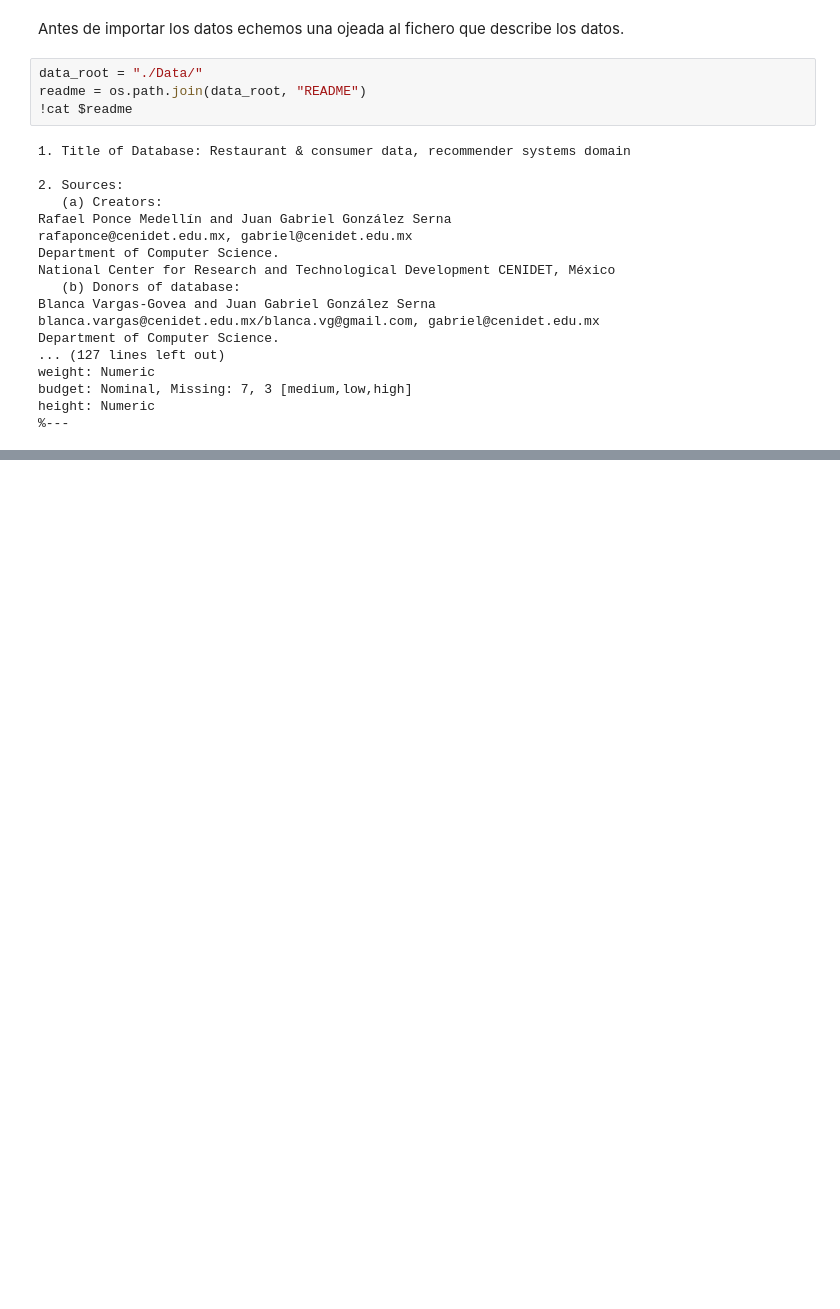
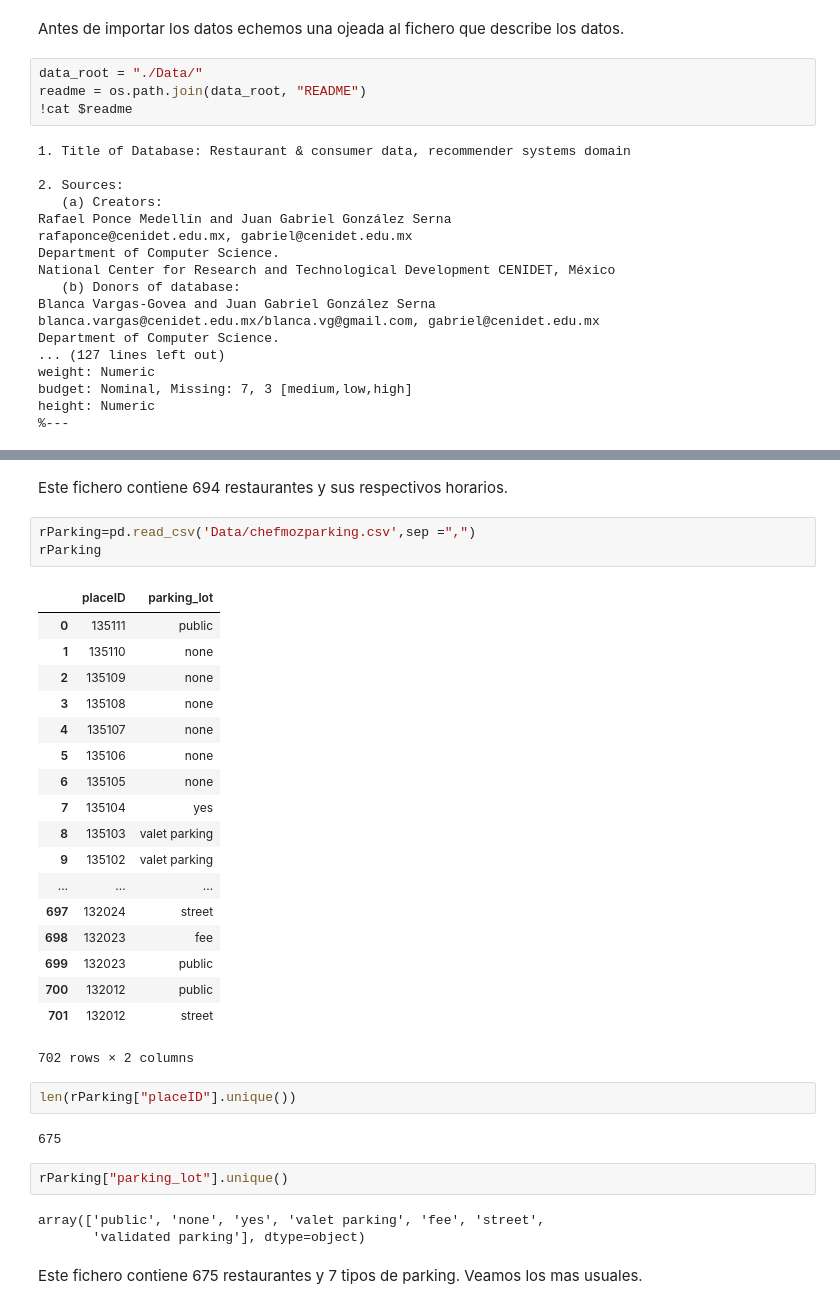
Before and after one commit to jorgeserranodelcerro/TFM_recommender_system, a Jupyter notebook: TFM.ipynb, the cells around one changed output, grey strips where cells are left out. Saved outputs shown, nothing was run; the diff lists cells and outputs as text; blank space fills up the shorter version.

```diff
--- a/TFM.ipynb
+++ b/TFM.ipynb
@@ -30,0 +154,35 @@ height: Numeric
+# %% [markdown]
+Este fichero contiene 694 restaurantes y sus respectivos horarios.
+# %%
+rParking=pd.read_csv('Data/chefmozparking.csv',sep =",")
+rParking
+# %% [output]
+|  | placeID | parking_lot |
+| 0 | 135111 | public |
+| 1 | 135110 | none |
+| 2 | 135109 | none |
+| 3 | 135108 | none |
+| 4 | 135107 | none |
+| 5 | 135106 | none |
+| 6 | 135105 | none |
+| 7 | 135104 | yes |
+| 8 | 135103 | valet parking |
+| 9 | 135102 | valet parking |
+| ... | ... | ... |
+| 697 | 132024 | street |
+| 698 | 132023 | fee |
+| 699 | 132023 | public |
+| 700 | 132012 | public |
+| 701 | 132012 | street |
+702 rows × 2 columns
+# %%
+len(rParking["placeID"].unique())
+# %% [output]
+675
+# %%
+rParking["parking_lot"].unique()
+# %% [output]
+array(['public', 'none', 'yes', 'valet parking', 'fee', 'street',
+       'validated parking'], dtype=object)
+# %% [markdown]
+Este fichero contiene 675 restaurantes y 7 tipos de parking. Veamos los mas usuales.
```
Also changed, not shown: parts of 22 cells of this notebook.
